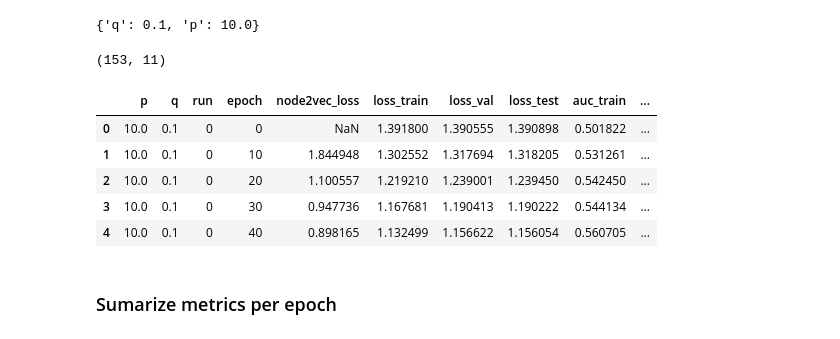
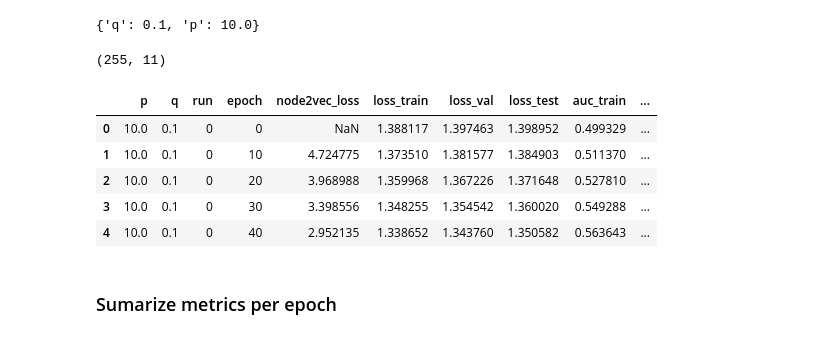
Before and after one commit to caiolmart/node-concordance, a Jupyter notebook: notebooks/gamma_function/cora/07-1-positional_node2vec_omega_function.ipynb, the cells around one changed output. Drawn from its saved outputs; the diff is of its cells as text; code cells hidden in the pictures.

```diff
--- a/notebooks/gamma_function/cora/07-1-positional_node2vec_omega_function.ipynb
+++ b/notebooks/gamma_function/cora/07-1-positional_node2vec_omega_function.ipynb
@@ -112,20 +112,20 @@ chosen_param
 {'q': 0.1, 'p': 10.0}
 # %%
 metrics = PositionalOmegaNode2Vec.read_metrics(
-    dataset='ogbn-arxiv',
+    dataset='cora',
     **chosen_param
 )
 metrics['node2vec_loss'] = metrics['node2vec_loss'].replace('None', np.nan).astype(float)
 print(metrics.shape)
 metrics.head()
 # %% [output]
-(153, 11)
+(255, 11)
 |  | p | q | run | epoch | node2vec_loss | loss_train | loss_val | loss_test | auc_train | ... |
-| 0 | 10.0 | 0.1 | 0 | 0 | NaN | 1.391800 | 1.390555 | 1.390898 | 0.501822 | ... |
-| 1 | 10.0 | 0.1 | 0 | 10 | 1.844948 | 1.302552 | 1.317694 | 1.318205 | 0.531261 | ... |
-| 2 | 10.0 | 0.1 | 0 | 20 | 1.100557 | 1.219210 | 1.239001 | 1.239450 | 0.542450 | ... |
-| 3 | 10.0 | 0.1 | 0 | 30 | 0.947736 | 1.167681 | 1.190413 | 1.190222 | 0.544134 | ... |
-| 4 | 10.0 | 0.1 | 0 | 40 | 0.898165 | 1.132499 | 1.156622 | 1.156054 | 0.560705 | ... |
+| 0 | 10.0 | 0.1 | 0 | 0 | NaN | 1.388117 | 1.397463 | 1.398952 | 0.499329 | ... |
+| 1 | 10.0 | 0.1 | 0 | 10 | 4.724775 | 1.373510 | 1.381577 | 1.384903 | 0.511370 | ... |
+| 2 | 10.0 | 0.1 | 0 | 20 | 3.968988 | 1.359968 | 1.367226 | 1.371648 | 0.527810 | ... |
+| 3 | 10.0 | 0.1 | 0 | 30 | 3.398556 | 1.348255 | 1.354542 | 1.360020 | 0.549288 | ... |
+| 4 | 10.0 | 0.1 | 0 | 40 | 2.952135 | 1.338652 | 1.343760 | 1.350582 | 0.563643 | ... |
 # %% [markdown]
 ### Sumarize metrics per epoch
 # %%
```
Also changed, not shown: parts of 10 cells of this notebook.
